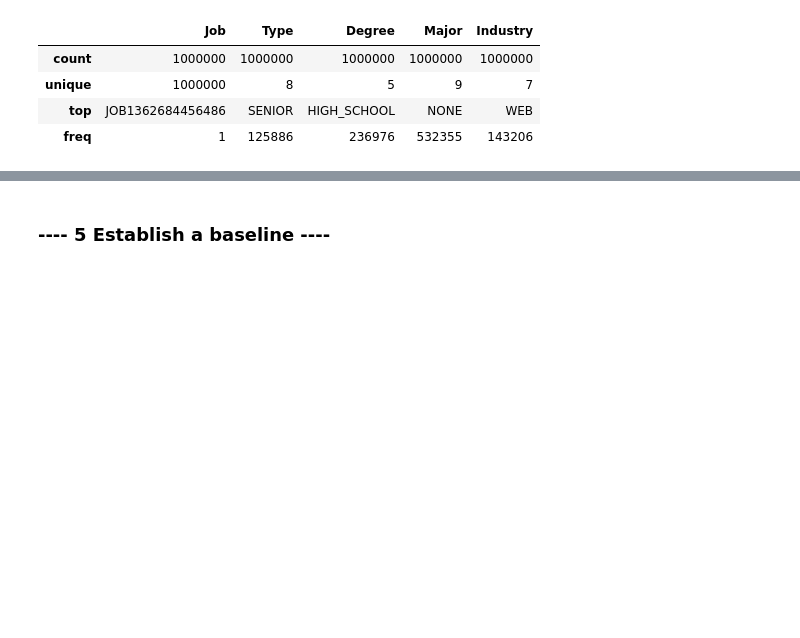
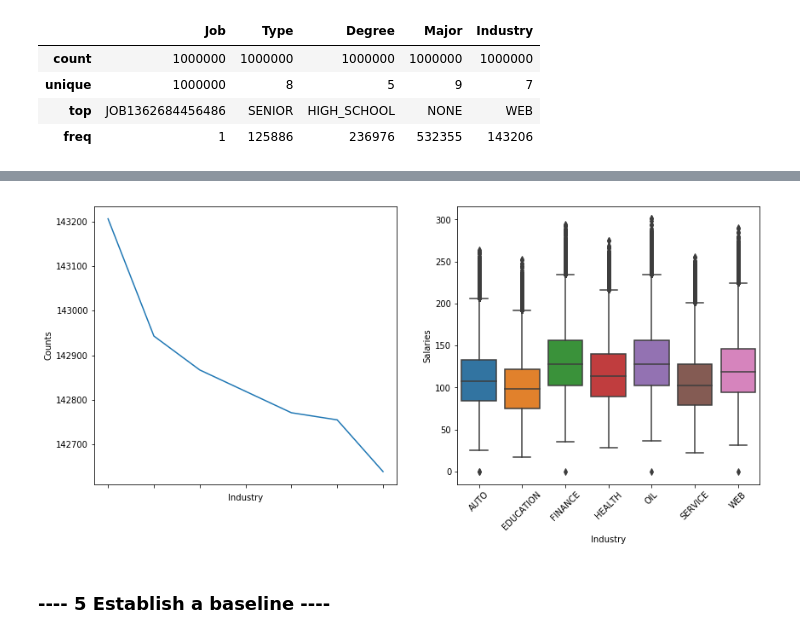
Before and after one commit to nomadskyler/SalaryProject, a Jupyter notebook: salaryportfolioproject.ipynb, the cells around one changed output, grey strips where cells are left out. Cells and saved outputs as stored; diff of their text form; code cells hidden in the pictures; blank space fills up the shorter version.

```diff
--- a/salaryportfolioproject.ipynb
+++ b/salaryportfolioproject.ipynb
@@ -358,3 +370,7 @@ train_df.describe(include = ['O'])
+# %%
+make_plots( train_df , 'Industry' )
+# %% [output]
+[figure, added]
 # %% [markdown]
 ### ---- 5 Establish a baseline ----
 # %%
```
Also changed, not shown: parts of 3 cells of this notebook.
